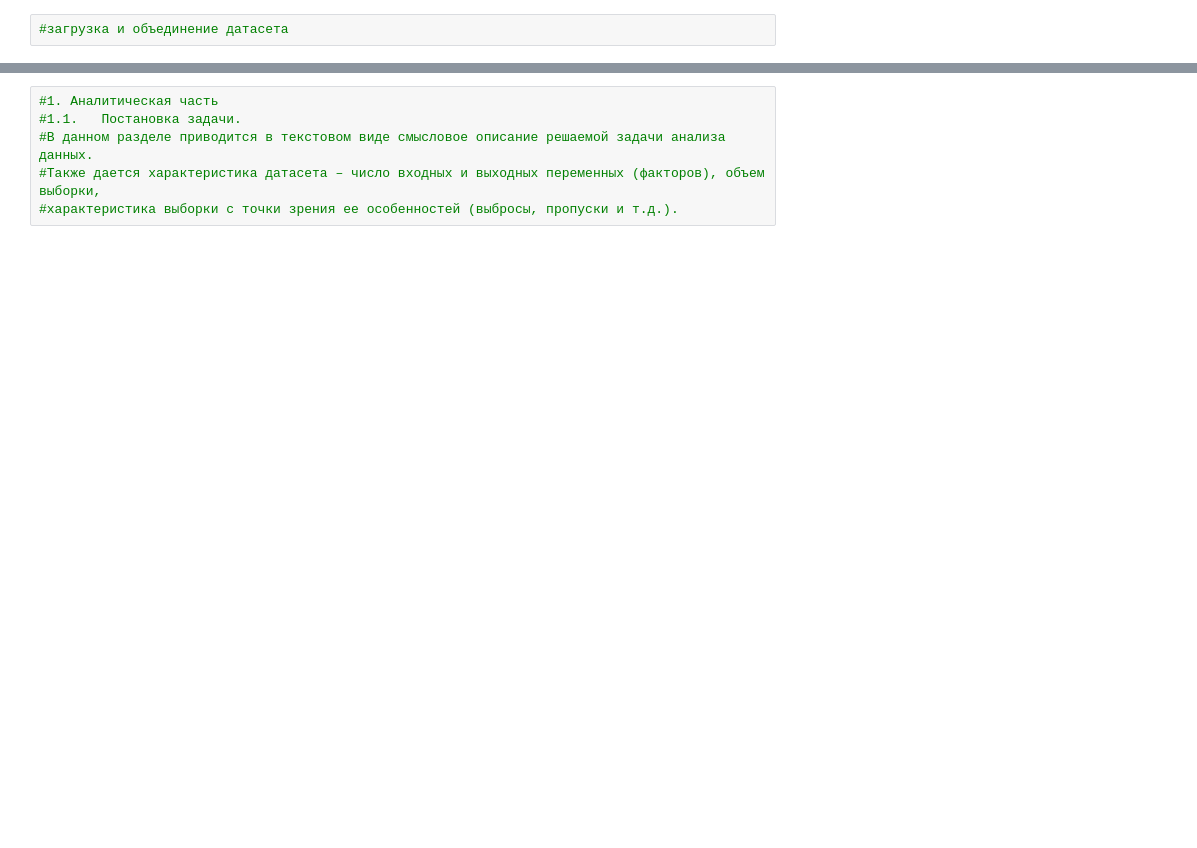
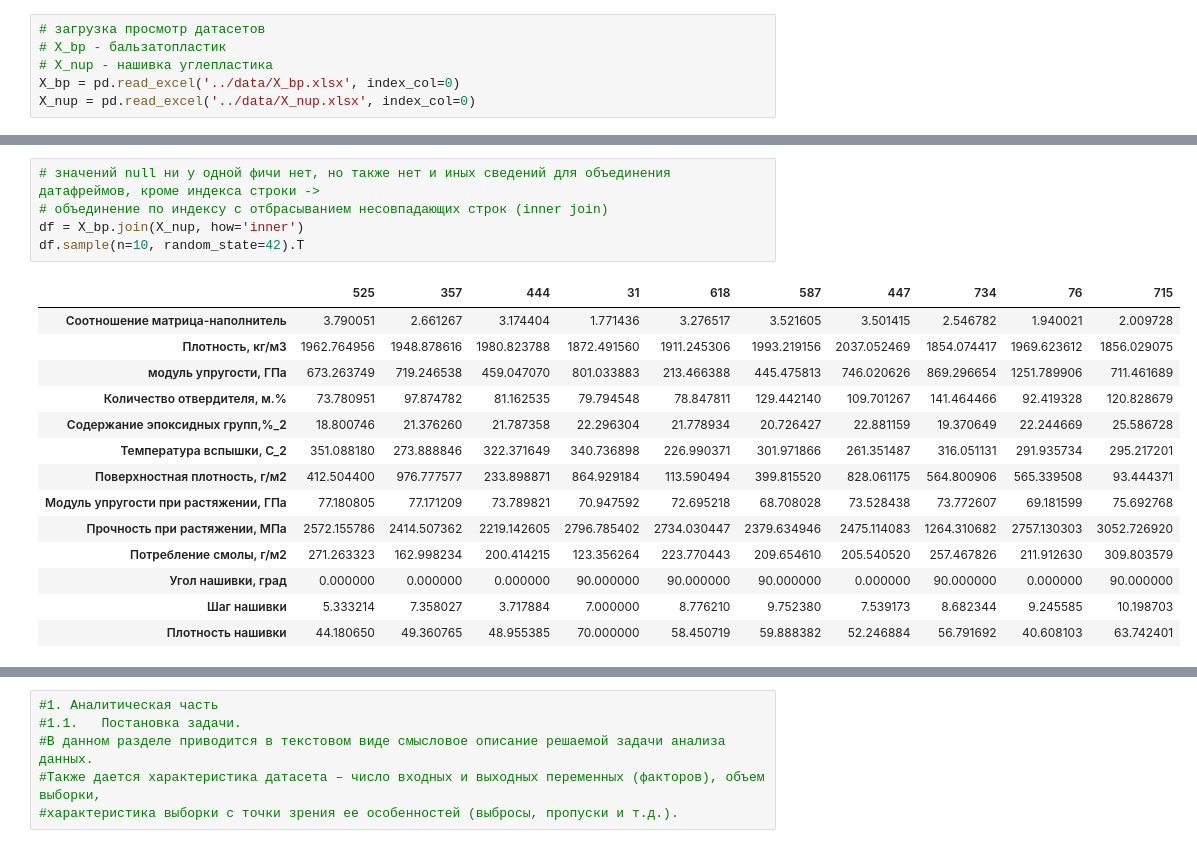
Before and after one commit to Ann-Dreamer/BMSTU_2023, a Jupyter notebook: notebooks/start_version.ipynb, the cells around one changed output, grey strips where cells are left out. Drawn from its saved outputs; the diff is of its cells as text; blank space fills up the shorter version.

```diff
--- a/notebooks/start_version.ipynb
+++ b/notebooks/start_version.ipynb
@@ -8,3 +9,7 @@ import seaborn as sns
 %matplotlib inline
 # %%
-#загрузка и объединение датасета
+# загрузка просмотр датасетов
+# X_bp - бальзатопластик
+# X_nup - нашивка углепластика
+X_bp = pd.read_excel('../data/X_bp.xlsx', index_col=0)
+X_nup = pd.read_excel('../data/X_nup.xlsx', index_col=0)
@@ -11,2 +81,22 @@ import seaborn as sns
+# %%
+# значений null ни у одной фичи нет, но также нет и иных сведений для объединения датафреймов, кроме индекса строки ->
+# объединение по индексу с отбрасыванием несовпадающих строк (inner join)
+df = X_bp.join(X_nup, how='inner')
+df.sample(n=10, random_state=42).T
+# %% [output]
+|  | 525 | 357 | 444 | 31 | 618 | 587 | 447 | 734 | 76 | 715 |
+| Соотношение матрица-наполнитель | 3.790051 | 2.661267 | 3.174404 | 1.771436 | 3.276517 | 3.521605 | 3.501415 | 2.546782 | 1.940021 | 2.009728 |
+| Плотность, кг/м3 | 1962.764956 | 1948.878616 | 1980.823788 | 1872.491560 | 1911.245306 | 1993.219156 | 2037.052469 | 1854.074417 | 1969.623612 | 1856.029075 |
+| модуль упругости, ГПа | 673.263749 | 719.246538 | 459.047070 | 801.033883 | 213.466388 | 445.475813 | 746.020626 | 869.296654 | 1251.789906 | 711.461689 |
+| Количество отвердителя, м.% | 73.780951 | 97.874782 | 81.162535 | 79.794548 | 78.847811 | 129.442140 | 109.701267 | 141.464466 | 92.419328 | 120.828679 |
+| Содержание эпоксидных групп,%_2 | 18.800746 | 21.376260 | 21.787358 | 22.296304 | 21.778934 | 20.726427 | 22.881159 | 19.370649 | 22.244669 | 25.586728 |
+| Температура вспышки, С_2 | 351.088180 | 273.888846 | 322.371649 | 340.736898 | 226.990371 | 301.971866 | 261.351487 | 316.051131 | 291.935734 | 295.217201 |
+| Поверхностная плотность, г/м2 | 412.504400 | 976.777577 | 233.898871 | 864.929184 | 113.590494 | 399.815520 | 828.061175 | 564.800906 | 565.339508 | 93.444371 |
+| Модуль упругости при растяжении, ГПа | 77.180805 | 77.171209 | 73.789821 | 70.947592 | 72.695218 | 68.708028 | 73.528438 | 73.772607 | 69.181599 | 75.692768 |
+| Прочность при растяжении, МПа | 2572.155786 | 2414.507362 | 2219.142605 | 2796.785402 | 2734.030447 | 2379.634946 | 2475.114083 | 1264.310682 | 2757.130303 | 3052.726920 |
+| Потребление смолы, г/м2 | 271.263323 | 162.998234 | 200.414215 | 123.356264 | 223.770443 | 209.654610 | 205.540520 | 257.467826 | 211.912630 | 309.803579 |
+| Угол нашивки, град | 0.000000 | 0.000000 | 0.000000 | 90.000000 | 90.000000 | 90.000000 | 0.000000 | 90.000000 | 0.000000 | 90.000000 |
+| Шаг нашивки | 5.333214 | 7.358027 | 3.717884 | 7.000000 | 8.776210 | 9.752380 | 7.539173 | 8.682344 | 9.245585 | 10.198703 |
+| Плотность нашивки | 44.180650 | 49.360765 | 48.955385 | 70.000000 | 58.450719 | 59.888382 | 52.246884 | 56.791692 | 40.608103 | 63.742401 |
 # %%
 #изучение датасета
```
Also changed, not shown: parts of 14 cells of this notebook.
